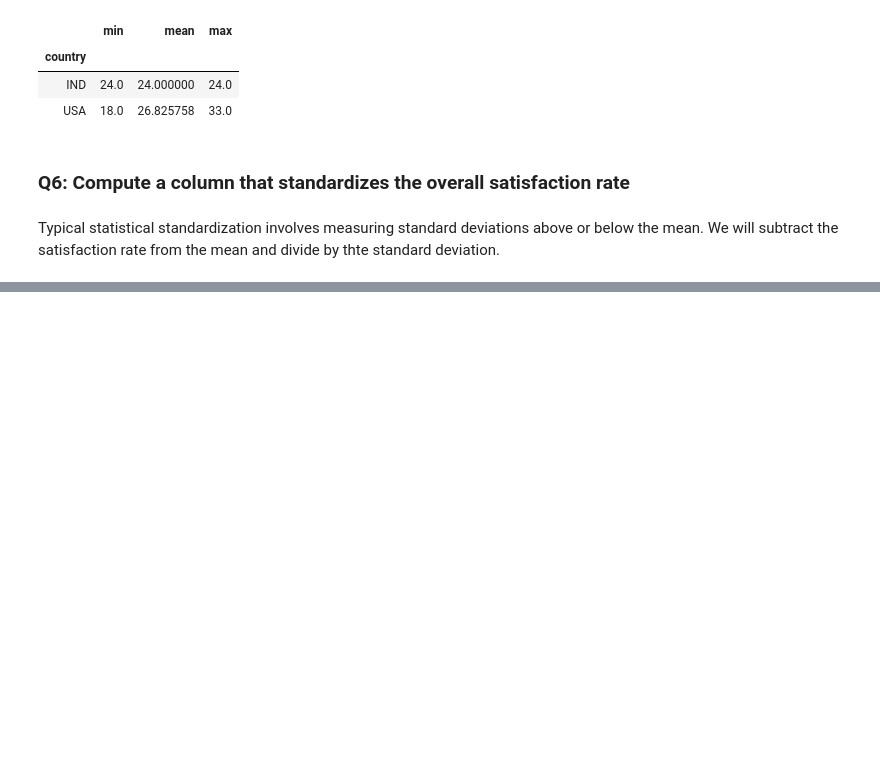
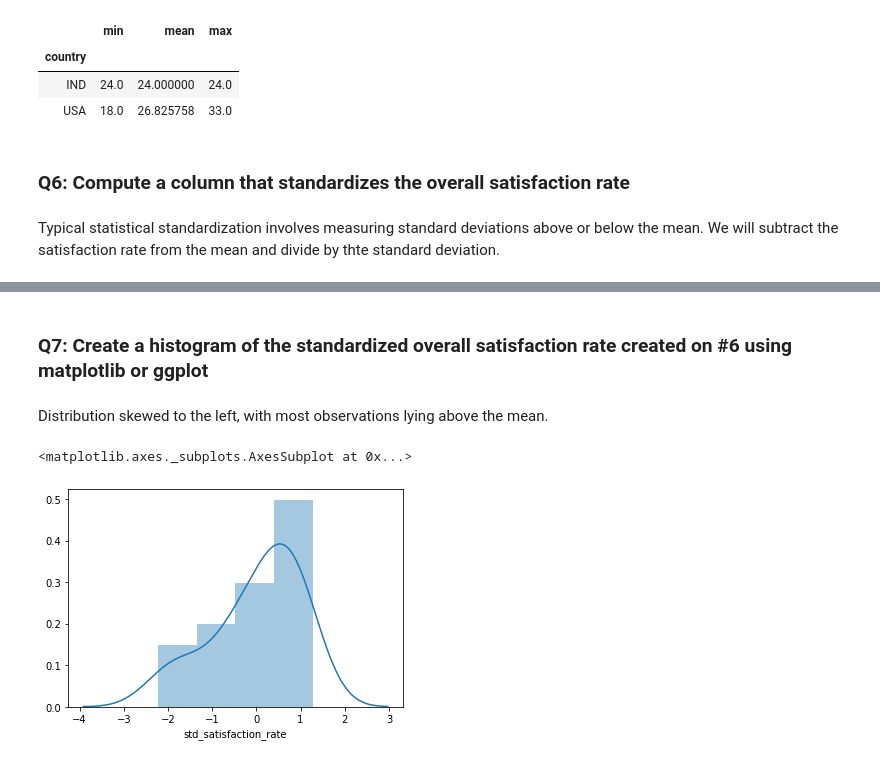
Before and after one commit to jfleury12/people-analytics-sample, a Jupyter notebook: notebooks/sample-fleury.ipynb, the cells around one changed output, grey strips where cells are left out. Cells and saved outputs as stored; diff of their text form; code cells hidden in the pictures; blank space fills up the shorter version.

Commit message:
histogram complete

```diff
--- a/notebooks/sample-fleury.ipynb
+++ b/notebooks/sample-fleury.ipynb
@@ -301,7 +301,6 @@ merged_df.groupby('country').phone_calls.agg(['min','mean','max'])
 # %% [markdown]
 Typical statistical standardization involves measuring standard deviations above or below the mean. We will subtract the satisfaction rate from the mean and divide by thte standard deviation.
 # %%
+# create function to standardize values
 def standardize(x):
     return (x-emp_df.satisfaction_rate.mean())/emp_df.satisfaction_rate.std()
-
-emp_df['std_satisfaction_rate'] = emp_df.satisfaction_rate.apply(lambda x: (x-emp_df.satisfaction_rate.mean())/emp_df.std())
@@ -342,0 +307,3 @@ Timestamp('2020-12-01 00:00:00')
+# %%
+emp_df['std_satisfaction_rate'] = emp_df.satisfaction_rate.apply(lambda x: standardize(x))
+emp_df
@@ -342,0 +328,10 @@ Timestamp('2020-12-01 00:00:00')
+# %% [markdown]
+### Q7:  Create a histogram of the standardized overall satisfaction rate created on #6 using matplotlib or ggplot
+# %% [markdown]
+Distribution skewed to the left, with most observations lying above the mean.
+# %%
+# number of bins default by Freedman-Diaconis rule
+sns.distplot(emp_df.std_satisfaction_rate)
+# %% [output]
+<matplotlib.axes._subplots.AxesSubplot at 0x...>
+[figure, added]
```
Also changed, not shown: parts of 7 cells of this notebook.
